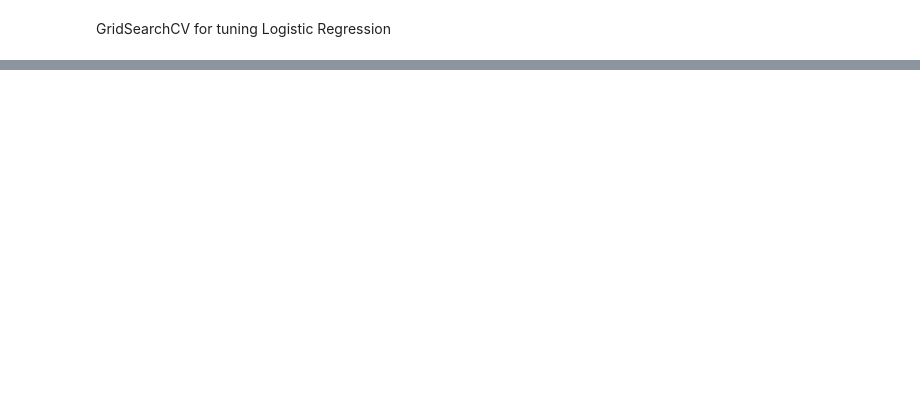
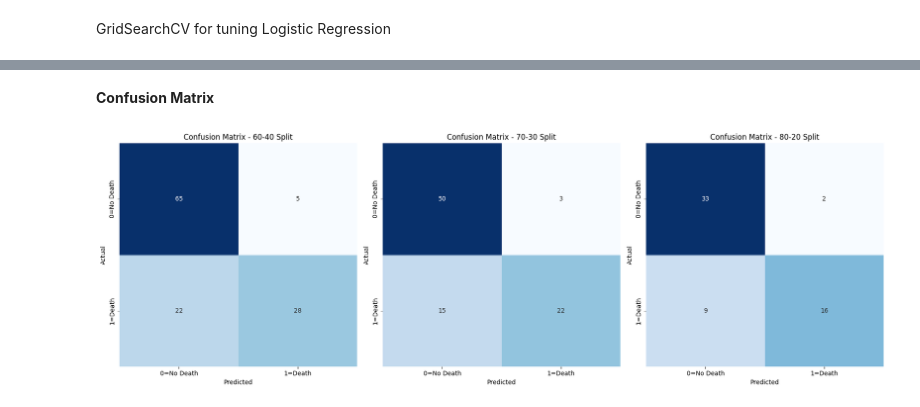
Before and after one commit to klbailey/ADA, a Jupyter notebook: Healthcare_and_Medical_Research_Final_Project.ipynb, the cells around one changed output, grey strips where cells are left out. Drawn from its saved outputs; the diff is of its cells as text; code cells hidden in the pictures; blank space fills up the shorter version.

```diff
--- a/Healthcare_and_Medical_Research_Final_Project.ipynb
+++ b/Healthcare_and_Medical_Research_Final_Project.ipynb
@@ -74,7 +74,7 @@ print("Dataframe Information:")
 print(df.info())
 
 # Check for missing values
-missing_values = df.isnull().sum().sum()  # Total number of missing values in the DataFrame
+missing_values = df.isnull().sum().sum()
 print()
 if missing_values == 0:
     print("There are no missing values in the DataFrame.")
@@ -89,6 +89,14 @@ if not duplicate_rows.empty:
     print(duplicate_rows)
 else:
     print("No duplicate rows found in the DataFrame.")
+print()
+
+# Check unique values
+print("Unique Values:")
+categorical_cols = ['anaemia', 'diabetes', 'high_blood_pressure', 'sex', 'smoking', 'DEATH_EVENT'] # binary
+for col in categorical_cols:
+    unique_vals = df[col].unique()
+    print(f"{col}: {unique_vals}")
 print()
 
 # Descriptive statistics
@@ -747,0 +919,37 @@ Accuracy: The model correctly predicted 'No Death' 94% of the time and 'Death' 6
+# %% [markdown]
+**Confusion Matrix**
+# %%
+import matplotlib.pyplot as plt
+import seaborn as sns
+
+# Plot confusion matrix
+def plot_confusion_matrix(ax, cnf_matrix, classes, title):
+    sns.heatmap(cnf_matrix, annot=True, fmt='d', cmap='Blues', cbar=False, ax=ax)
+    ax.set_title(title)
+    ax.set_xlabel('Predicted')
+    ax.set_ylabel('Actual')
+    ax.set_xticks([0.5, 1.5])
+    ax.set_xticklabels(classes)
+    ax.set_yticks([0.5, 1.5])
+    ax.set_yticklabels(classes)
+
+# confusion matrices from previous evaluations
+confusion_matrices = {
+    "60-40": [[65, 5], [22, 28]],
+    "70-30": [[50, 3], [15, 22]],
+    "80-20": [[33, 2], [9, 16]]
+}
+
+# Define classes based on dataset
+classes = ["0=No Death", "1=Death"]
+
+# Plot confusion matrices side by side
+fig, axes = plt.subplots(1, 3, figsize=(18, 6))
+
+for i, (split_name, cnf_matrix) in enumerate(confusion_matrices.items()):
+    plot_confusion_matrix(axes[i], cnf_matrix, classes, f"Confusion Matrix - {split_name} Split")
+
+plt.tight_layout()
+plt.show()
+# %% [output]
+[figure, added]
```
Also changed, not shown: parts of 22 cells of this notebook.
